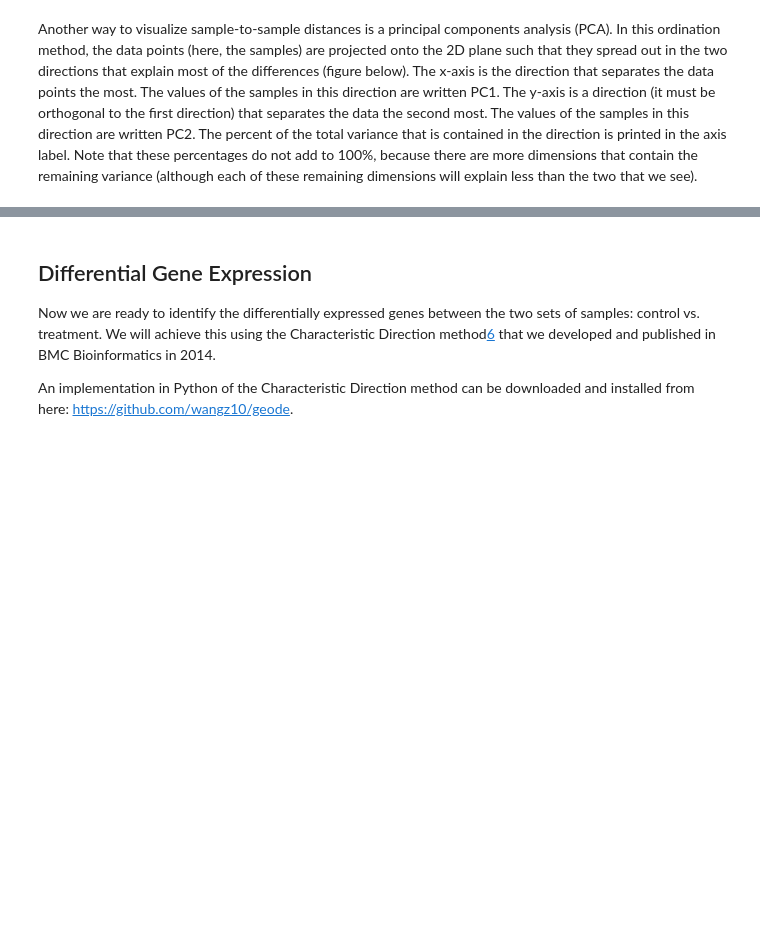
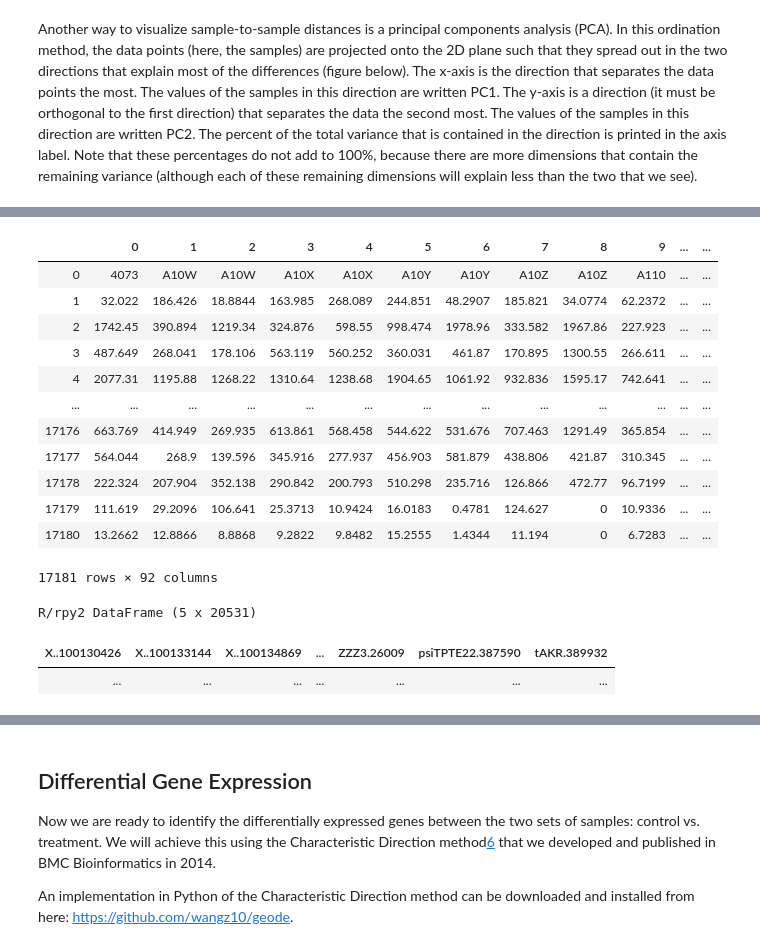
Before and after one commit to sohilsshah91/hacknights, a Jupyter notebook: tcga-lihc/1.1-hacknight-tcga-eda.ipynb, the cells around one changed output, grey strips where cells are left out. Cells and saved outputs as stored; diff of their text form; code cells hidden in the pictures; blank space fills up the shorter version.

Commit message:
input count and design matrix into deseq2 via rpy2

```diff
--- a/tcga-lihc/1.1-hacknight-tcga-eda.ipynb
+++ b/tcga-lihc/1.1-hacknight-tcga-eda.ipynb
@@ -330,3 +330,6 @@ lihc_processed.shape
 ## Survey of clinical characteristics
 # %%
 ## TODO: Conduct survey of clinical characteristics
+# %%
+clinpat = pd.read_csv('/Users/mattheweng/Downloads/TCGA-LIHC Clinical Data 1516/nationwidechildrens.org_clinical_patient_lihc.txt', sep='\t')
+clinpat.columns
@@ -332,0 +395,6 @@ lihc_processed.shape
+# %%
+# Transform clinical dataset
+clinpat.loc[2:, 'bcr_patient_barcode'] = clinpat.loc[2:, 'bcr_patient_barcode'].str.split('-').apply(lambda x: x[2])
+# %%
+# Transform LIHC RNA-seq dataset
+lihc_processed.index = list(map(lambda x: x[2], lihc.index.str.split('-')))
@@ -332,0 +411,5 @@ lihc_processed.shape
+# %%
+# Merge data for clincal and RNA-seq dataset
+
+lihc_processed = lihc_processed.join(clinpat[['bcr_patient_barcode', 'tumor_grade']].set_index('bcr_patient_barcode')).dropna()
+lihc_processed.head()
@@ -375,0 +503,17 @@ rld <-
+# %%
+count_matrix = lihc_processed.reset_index().drop(['tumor_grade'], axis=1).T
+count_matrix.reset_index(drop=True)
+# %% [output]
+|  | 0 | 1 | 2 | 3 | 4 | 5 | 6 | 7 | 8 | 9 | ... | ... |
+| 0 | 4073 | A10W | A10W | A10X | A10X | A10Y | A10Y | A10Z | A10Z | A110 | ... | ... |
+| 1 | 32.022 | 186.426 | 18.8844 | 163.985 | 268.089 | 244.851 | 48.2907 | 185.821 | 34.0774 | 62.2372 | ... | ... |
+| 2 | 1742.45 | 390.894 | 1219.34 | 324.876 | 598.55 | 998.474 | 1978.96 | 333.582 | 1967.86 | 227.923 | ... | ... |
+| 3 | 487.649 | 268.041 | 178.106 | 563.119 | 560.252 | 360.031 | 461.87 | 170.895 | 1300.55 | 266.611 | ... | ... |
+| 4 | 2077.31 | 1195.88 | 1268.22 | 1310.64 | 1238.68 | 1904.65 | 1061.92 | 932.836 | 1595.17 | 742.641 | ... | ... |
+| ... | ... | ... | ... | ... | ... | ... | ... | ... | ... | ... | ... | ... |
+| 17176 | 663.769 | 414.949 | 269.935 | 613.861 | 568.458 | 544.622 | 531.676 | 707.463 | 1291.49 | 365.854 | ... | ... |
+| 17177 | 564.044 | 268.9 | 139.596 | 345.916 | 277.937 | 456.903 | 581.879 | 438.806 | 421.87 | 310.345 | ... | ... |
+| 17178 | 222.324 | 207.904 | 352.138 | 290.842 | 200.793 | 510.298 | 235.716 | 126.866 | 472.77 | 96.7199 | ... | ... |
+| 17179 | 111.619 | 29.2096 | 106.641 | 25.3713 | 10.9424 | 16.0183 | 0.4781 | 124.627 | 0 | 10.9336 | ... | ... |
+| 17180 | 13.2662 | 12.8866 | 8.8868 | 9.2822 | 9.8482 | 15.2555 | 1.4344 | 11.194 | 0 | 6.7283 | ... | ... |
+17181 rows × 92 columns
@@ -375,0 +523,8 @@ rld <-
+# %%
+with localconverter(ro.default_converter + pandas2ri.converter):
+    r_from_pd_df = ro.conversion.py2rpy(lihc.head())
+r_from_pd_df
+# %% [output]
+R/rpy2 DataFrame (5 x 20531)
+| X..100130426 | X..100133144 | X..100134869 | ... | ZZZ3.26009 | psiTPTE22.387590 | tAKR.389932 |
+| ... | ... | ... | ... | ... | ... | ... |
```
Also changed, not shown: parts of 18 cells of this notebook.
